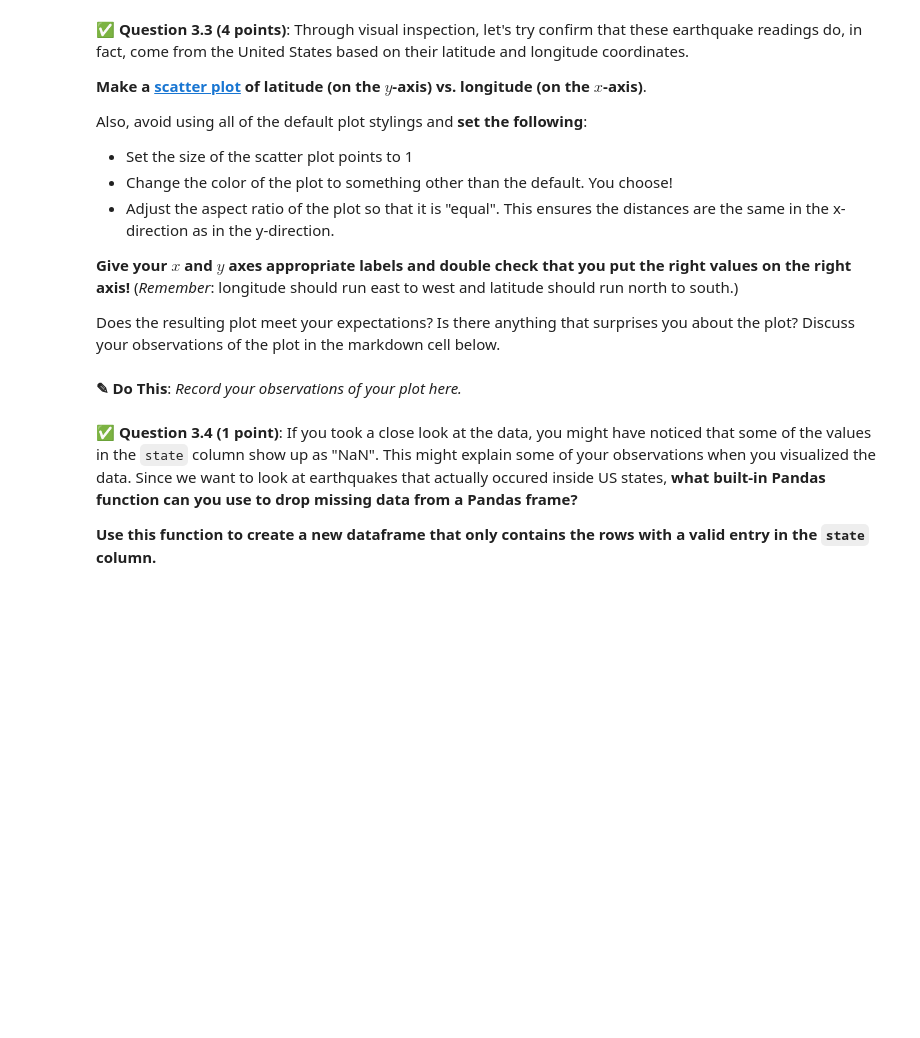
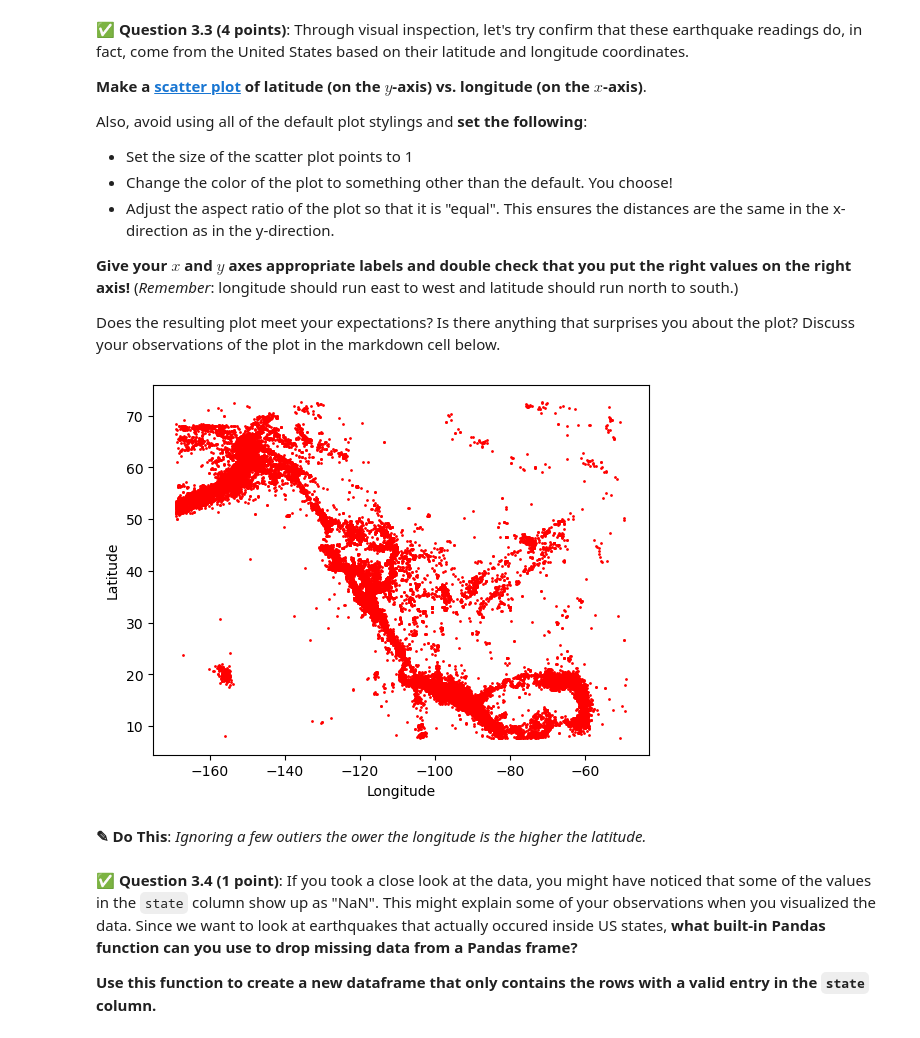
Before and after one commit to btavarezg/CMSE-202, a Jupyter notebook: hw-01/HW-01_GitPracticeDebuggingPythonPackagesAndClasses-STUDENT.ipynb, the cells around one changed output. Drawn from its saved outputs; the diff is of its cells as text; code cells hidden in the pictures; blank space fills up the shorter version.

```diff
--- a/hw-01/HW-01_GitPracticeDebuggingPythonPackagesAndClasses-STUDENT.ipynb
+++ b/hw-01/HW-01_GitPracticeDebuggingPythonPackagesAndClasses-STUDENT.ipynb
@@ -381,5 +379,19 @@ Does the resulting plot meet your expectations? Is there anything that surprises
-# %% [markdown]
-**<font size=+3>&#9998;</font> Do This**: *Record your observations of your plot here.*
+# %%
+### Put your code here
+### Put your code here
+import matplotlib.pyplot as plt
+
+plt.scatter(df["longitude"], df["latitude"], s=1, color="red")
+
+plt.xlabel("Longitude")
+plt.ylabel("Latitude")
+
+
+plt.show()
+# %% [output]
+[figure, added]
+# %% [markdown]
+**<font size=+3>&#9998;</font> Do This**: *Ignoring a few outiers the ower the longitude is the higher the latitude.*
 # %% [markdown]
 &#9989; **Question 3.4 (1 point)**: If you took a close look at the data, you might have noticed that some of the values in the `state` column show up as "NaN". This might explain some of your observations when you visualized the data. Since we want to look at earthquakes that actually occured inside US states, **what built-in Pandas function can you use to drop missing data from a Pandas frame?**
 
```
Also changed, not shown: parts of 11 cells of this notebook.
